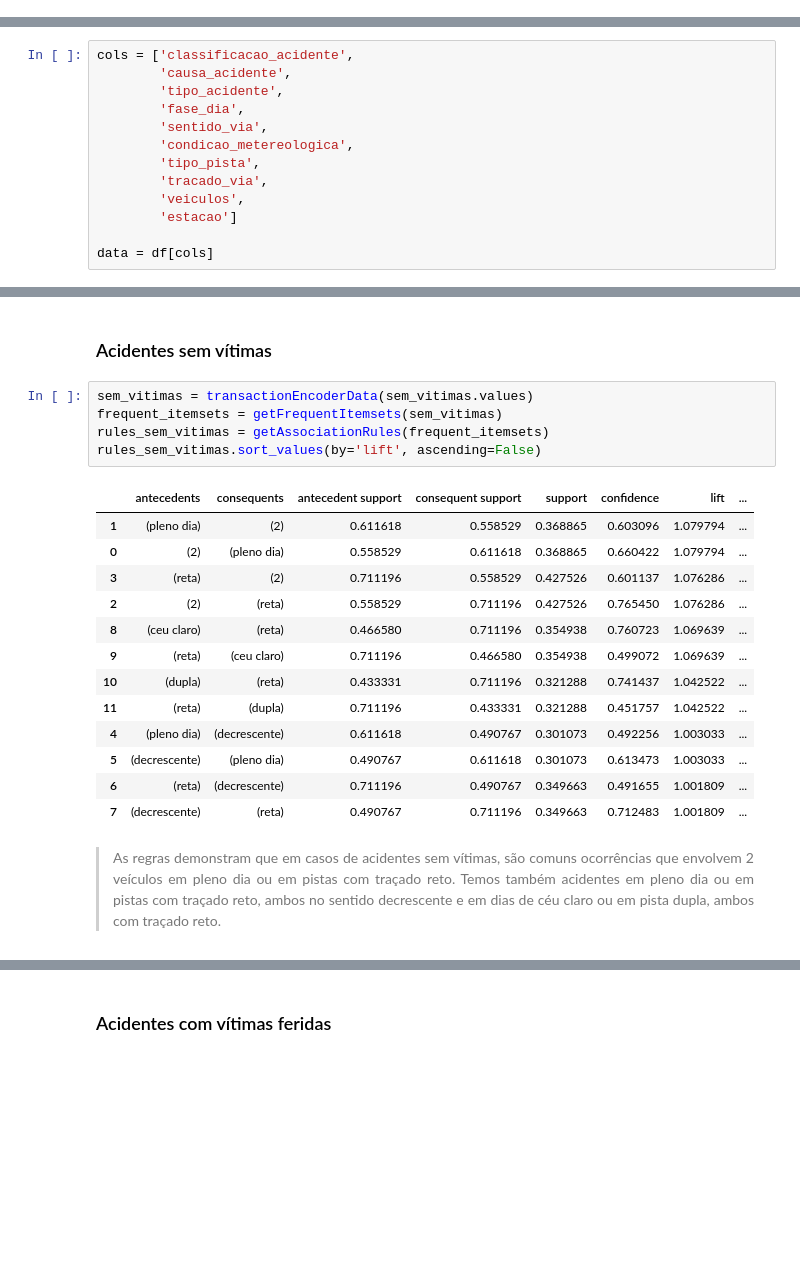
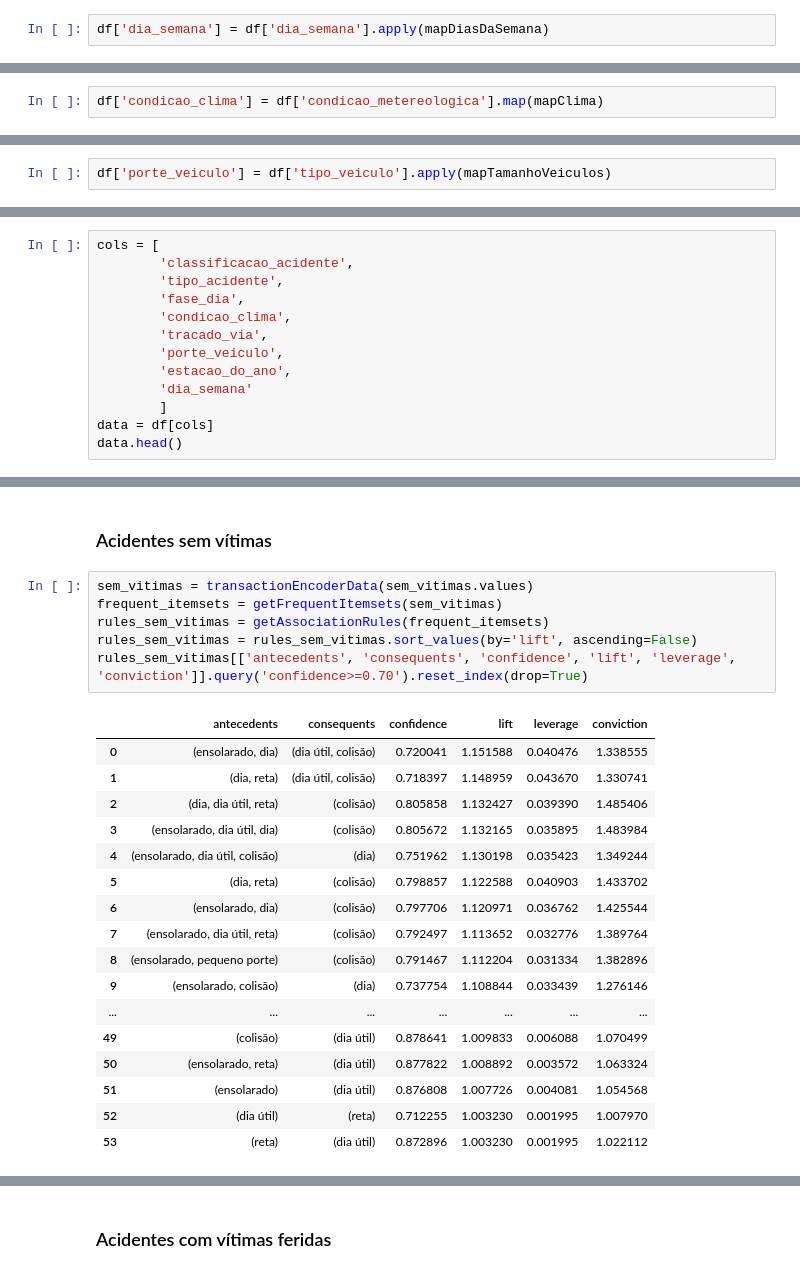
Before and after one commit to LilianeAquino/aed_projeto_1_revisitado, a Jupyter notebook: regra_associação.ipynb, the cells around one changed output, grey strips where cells are left out. Cells and saved outputs as stored; diff of their text form; blank space fills up the shorter version.

```diff
--- a/regra_associação.ipynb
+++ b/regra_associação.ipynb
@@ -36,0 +60,2 @@ Linhas: 1898820 | Coluna:  25
+# %%
+df['dia_semana'] = df['dia_semana'].apply(mapDiasDaSemana)
@@ -36,0 +64,2 @@ Linhas: 1898820 | Coluna:  25
+# %%
+df['condicao_clima'] = df['condicao_metereologica'].map(mapClima)
@@ -36,0 +68,2 @@ Linhas: 1898820 | Coluna:  25
+# %%
+df['porte_veiculo'] = df['tipo_veiculo'].apply(mapTamanhoVeiculos)
@@ -37,13 +72,13 @@ Linhas: 1898820 | Coluna:  25
 # %%
-cols = ['classificacao_acidente',
-        'causa_acidente',
+cols = [
+        'classificacao_acidente',
         'tipo_acidente',
         'fase_dia',
-        'sentido_via',
-        'condicao_metereologica',
-        'tipo_pista',
+        'condicao_clima',
         'tracado_via',
-        'veiculos',
-        'estacao']
-
+        'porte_veiculo',
+        'estacao_do_ano',
+        'dia_semana'
+        ]
 data = df[cols]
+data.head()
@@ -98,21 +141,24 @@ def getAssociationRules(itemsets:pd.DataFrame, metric:str='lift', minThreshold:i
 # %%
 sem_vitimas = transactionEncoderData(sem_vitimas.values)
 frequent_itemsets = getFrequentItemsets(sem_vitimas)
 rules_sem_vitimas = getAssociationRules(frequent_itemsets)
-rules_sem_vitimas.sort_values(by='lift', ascending=False)
+rules_sem_vitimas = rules_sem_vitimas.sort_values(by='lift', ascending=False)
+rules_sem_vitimas[['antecedents', 'consequents', 'confidence', 'lift', 'leverage', 'conviction']].query('confidence>=0.70').reset_index(drop=True)
 # %% [output]
-|  | antecedents | consequents | antecedent support | consequent support | support | confidence | lift | ... |
-| 1 | (pleno dia) | (2) | 0.611618 | 0.558529 | 0.368865 | 0.603096 | 1.079794 | ... |
-| 0 | (2) | (pleno dia) | 0.558529 | 0.611618 | 0.368865 | 0.660422 | 1.079794 | ... |
-| 3 | (reta) | (2) | 0.711196 | 0.558529 | 0.427526 | 0.601137 | 1.076286 | ... |
-| 2 | (2) | (reta) | 0.558529 | 0.711196 | 0.427526 | 0.765450 | 1.076286 | ... |
-| 8 | (ceu claro) | (reta) | 0.466580 | 0.711196 | 0.354938 | 0.760723 | 1.069639 | ... |
-| 9 | (reta) | (ceu claro) | 0.711196 | 0.466580 | 0.354938 | 0.499072 | 1.069639 | ... |
-| 10 | (dupla) | (reta) | 0.433331 | 0.711196 | 0.321288 | 0.741437 | 1.042522 | ... |
-| 11 | (reta) | (dupla) | 0.711196 | 0.433331 | 0.321288 | 0.451757 | 1.042522 | ... |
-| 4 | (pleno dia) | (decrescente) | 0.611618 | 0.490767 | 0.301073 | 0.492256 | 1.003033 | ... |
-| 5 | (decrescente) | (pleno dia) | 0.490767 | 0.611618 | 0.301073 | 0.613473 | 1.003033 | ... |
-| 6 | (reta) | (decrescente) | 0.711196 | 0.490767 | 0.349663 | 0.491655 | 1.001809 | ... |
-| 7 | (decrescente) | (reta) | 0.490767 | 0.711196 | 0.349663 | 0.712483 | 1.001809 | ... |
+|  | antecedents | consequents | confidence | lift | leverage | conviction |
+| 0 | (ensolarado, dia) | (dia útil, colisão) | 0.720041 | 1.151588 | 0.040476 | 1.338555 |
+| 1 | (dia, reta) | (dia útil, colisão) | 0.718397 | 1.148959 | 0.043670 | 1.330741 |
+| 2 | (dia, dia útil, reta) | (colisão) | 0.805858 | 1.132427 | 0.039390 | 1.485406 |
+| 3 | (ensolarado, dia útil, dia) | (colisão) | 0.805672 | 1.132165 | 0.035895 | 1.483984 |
+| 4 | (ensolarado, dia útil, colisão) | (dia) | 0.751962 | 1.130198 | 0.035423 | 1.349244 |
+| 5 | (dia, reta) | (colisão) | 0.798857 | 1.122588 | 0.040903 | 1.433702 |
+| 6 | (ensolarado, dia) | (colisão) | 0.797706 | 1.120971 | 0.036762 | 1.425544 |
+| 7 | (ensolarado, dia útil, reta) | (colisão) | 0.792497 | 1.113652 | 0.032776 | 1.389764 |
+| 8 | (ensolarado, pequeno porte) | (colisão) | 0.791467 | 1.112204 | 0.031334 | 1.382896 |
+| 9 | (ensolarado, colisão) | (dia) | 0.737754 | 1.108844 | 0.033439 | 1.276146 |
+| ... | ... | ... | ... | ... | ... | ... |
+| 49 | (colisão) | (dia útil) | 0.878641 | 1.009833 | 0.006088 | 1.070499 |
+| 50 | (ensolarado, reta) | (dia útil) | 0.877822 | 1.008892 | 0.003572 | 1.063324 |
+| 51 | (ensolarado) | (dia útil) | 0.876808 | 1.007726 | 0.004081 | 1.054568 |
+| 52 | (dia útil) | (reta) | 0.712255 | 1.003230 | 0.001995 | 1.007970 |
+| 53 | (reta) | (dia útil) | 0.872896 | 1.003230 | 0.001995 | 1.022112 |
-# %% [markdown]
-> <p style='text-align: justify;'><font size=2.85>As regras demonstram que em casos de acidentes sem vítimas, são comuns ocorrências que envolvem 2 veículos em pleno dia ou em pistas com traçado reto. Temos também acidentes em pleno dia ou em pistas com traçado reto, ambos no sentido decrescente e em dias de céu claro ou em pista dupla, ambos com traçado reto.</font></p>
```
Also changed, not shown: parts of 30 cells of this notebook, 3 other files.
